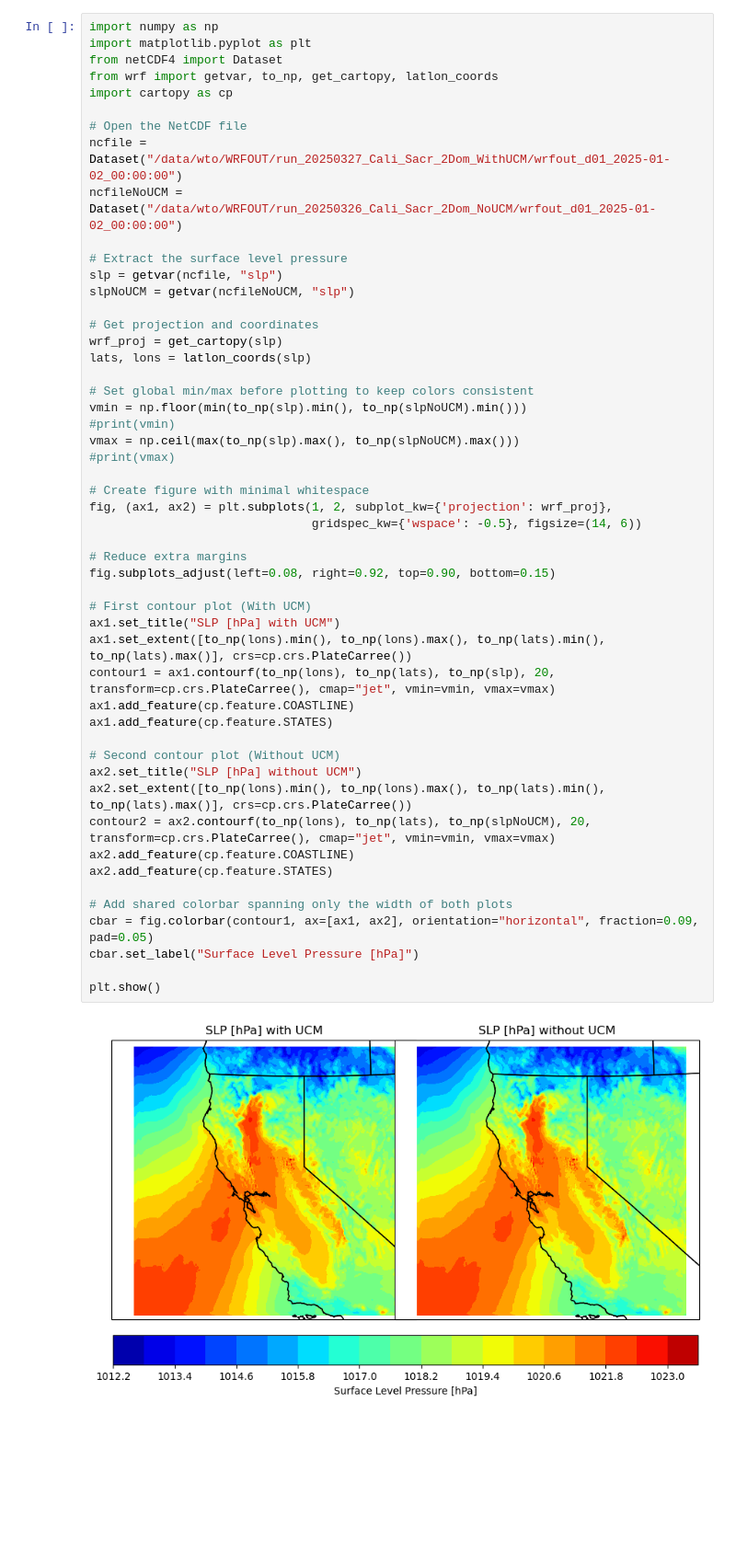
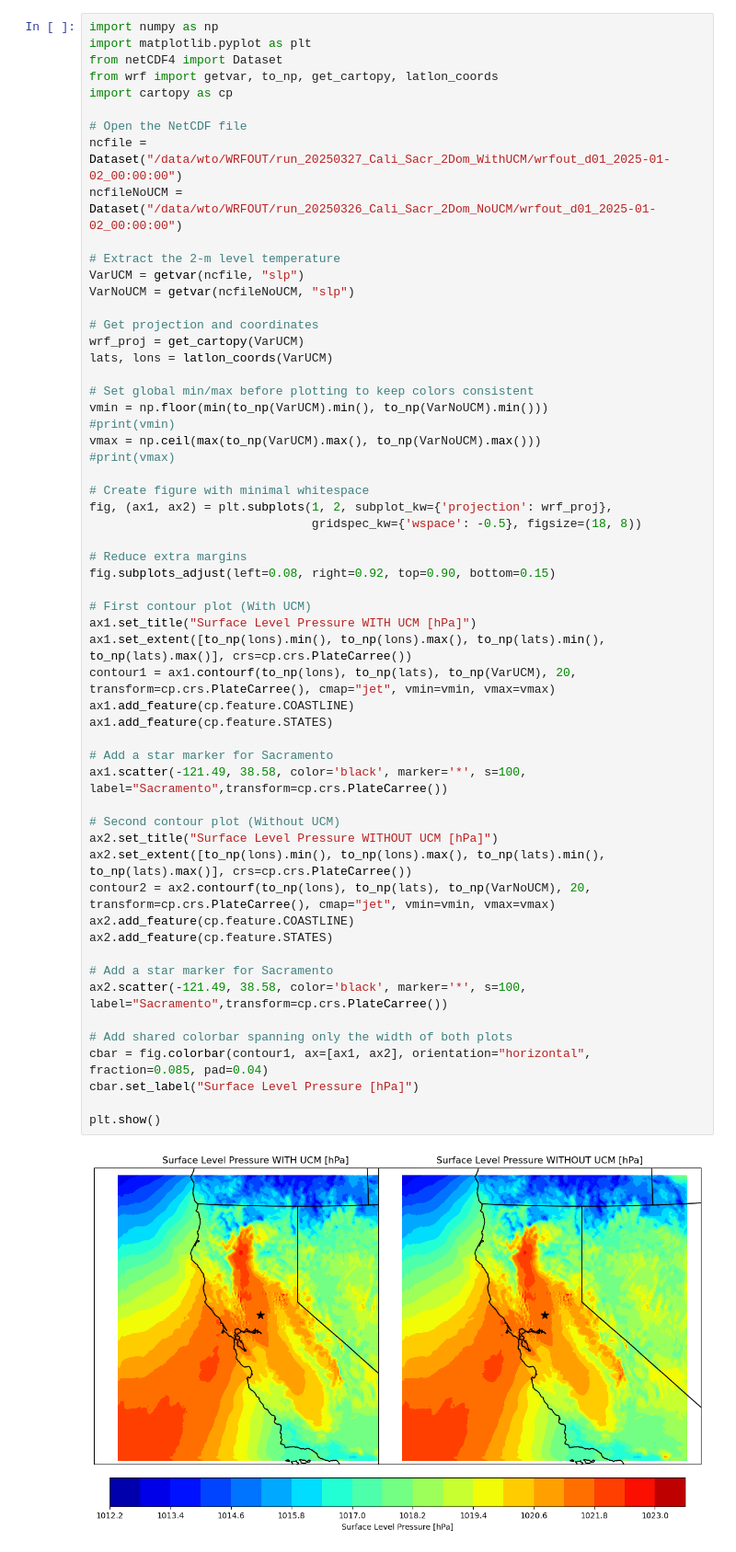
Before and after one commit to wtoslac/LCLUCWRF, a Jupyter notebook: CompareWRF_WithUCM.ipynb, the cells around one changed output. Shown at 92% size. Cells and saved outputs as stored; diff of their text form; blank space fills up the shorter version.

```diff
--- a/CompareWRF_WithUCM.ipynb
+++ b/CompareWRF_WithUCM.ipynb
@@ -83,45 +487,51 @@ import cartopy as cp
 ncfile = Dataset("/data/wto/WRFOUT/run_20250327_Cali_Sacr_2Dom_WithUCM/wrfout_d01_2025-01-02_00:00:00")
 ncfileNoUCM = Dataset("/data/wto/WRFOUT/run_20250326_Cali_Sacr_2Dom_NoUCM/wrfout_d01_2025-01-02_00:00:00")
 
-# Extract the surface level pressure
-slp = getvar(ncfile, "slp")
-slpNoUCM = getvar(ncfileNoUCM, "slp")
+# Extract the 2-m level temperature
+VarUCM = getvar(ncfile, "slp")
+VarNoUCM = getvar(ncfileNoUCM, "slp")
 
 # Get projection and coordinates
-wrf_proj = get_cartopy(slp)
-lats, lons = latlon_coords(slp)
+wrf_proj = get_cartopy(VarUCM)
+lats, lons = latlon_coords(VarUCM)
 
 # Set global min/max before plotting to keep colors consistent
-vmin = np.floor(min(to_np(slp).min(), to_np(slpNoUCM).min()))
+vmin = np.floor(min(to_np(VarUCM).min(), to_np(VarNoUCM).min()))
 #print(vmin)
-vmax = np.ceil(max(to_np(slp).max(), to_np(slpNoUCM).max()))
+vmax = np.ceil(max(to_np(VarUCM).max(), to_np(VarNoUCM).max()))
 #print(vmax)
 
 # Create figure with minimal whitespace
 fig, (ax1, ax2) = plt.subplots(1, 2, subplot_kw={'projection': wrf_proj},
-                               gridspec_kw={'wspace': -0.5}, figsize=(14, 6))
+                               gridspec_kw={'wspace': -0.5}, figsize=(18, 8))
 
 # Reduce extra margins
 fig.subplots_adjust(left=0.08, right=0.92, top=0.90, bottom=0.15)
 
 # First contour plot (With UCM)
-ax1.set_title("SLP [hPa] with UCM")
+ax1.set_title("Surface Level Pressure WITH UCM [hPa]")
 ax1.set_extent([to_np(lons).min(), to_np(lons).max(), to_np(lats).min(), to_np(lats).max()], crs=cp.crs.PlateCarree())
-contour1 = ax1.contourf(to_np(lons), to_np(lats), to_np(slp), 20, transform=cp.crs.PlateCarree(), cmap="jet", vmin=vmin, vmax=vmax)
+contour1 = ax1.contourf(to_np(lons), to_np(lats), to_np(VarUCM), 20, transform=cp.crs.PlateCarree(), cmap="jet", vmin=vmin, vmax=vmax)
 ax1.add_feature(cp.feature.COASTLINE)
 ax1.add_feature(cp.feature.STATES)
 
+# Add a star marker for Sacramento
+ax1.scatter(-121.49, 38.58, color='black', marker='*', s=100, label="Sacramento",transform=cp.crs.PlateCarree())
+
 # Second contour plot (Without UCM)
-ax2.set_title("SLP [hPa] without UCM")
+ax2.set_title("Surface Level Pressure WITHOUT UCM [hPa]")
 ax2.set_extent([to_np(lons).min(), to_np(lons).max(), to_np(lats).min(), to_np(lats).max()], crs=cp.crs.PlateCarree())
-contour2 = ax2.contourf(to_np(lons), to_np(lats), to_np(slpNoUCM), 20, transform=cp.crs.PlateCarree(), cmap="jet", vmin=vmin, vmax=vmax)
+contour2 = ax2.contourf(to_np(lons), to_np(lats), to_np(VarNoUCM), 20, transform=cp.crs.PlateCarree(), cmap="jet", vmin=vmin, vmax=vmax)
 ax2.add_feature(cp.feature.COASTLINE)
 ax2.add_feature(cp.feature.STATES)
 
+# Add a star marker for Sacramento
+ax2.scatter(-121.49, 38.58, color='black', marker='*', s=100, label="Sacramento",transform=cp.crs.PlateCarree())
+
 # Add shared colorbar spanning only the width of both plots
-cbar = fig.colorbar(contour1, ax=[ax1, ax2], orientation="horizontal", fraction=0.09, pad=0.05)
+cbar = fig.colorbar(contour1, ax=[ax1, ax2], orientation="horizontal", fraction=0.085, pad=0.04)
 cbar.set_label("Surface Level Pressure [hPa]")
 
 plt.show()
 # %% [output]
-[figure, old version]
+[figure, new version]
```
Also changed, not shown: parts of 11 cells of this notebook.
